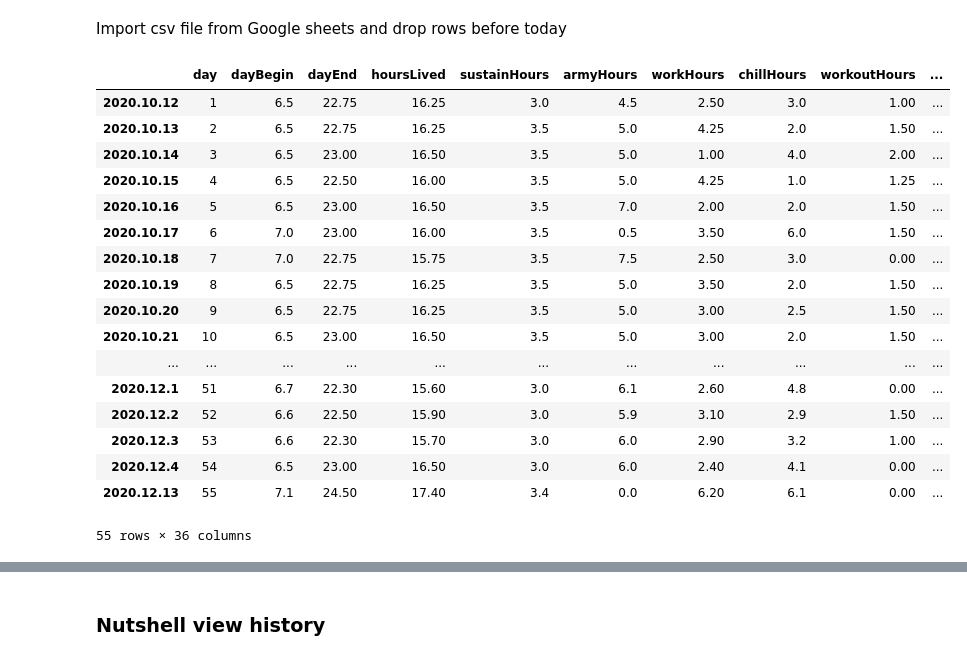
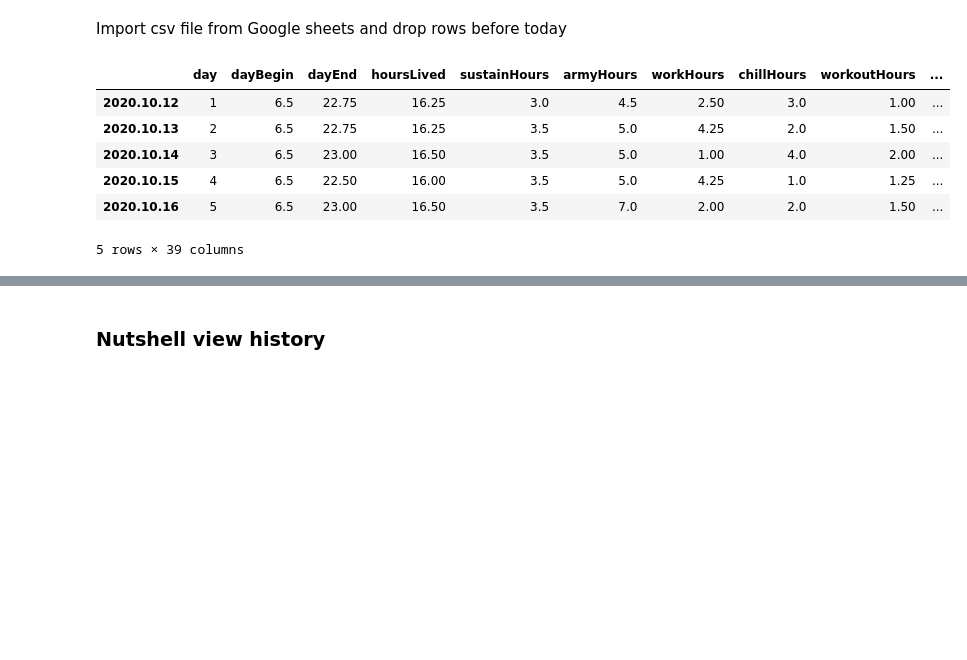
Before and after one commit to anchor14/life-tracker, a Jupyter notebook: data_analysis.ipynb, the cells around one changed output, grey strips where cells are left out. Saved outputs shown, nothing was run; the diff lists cells and outputs as text; code cells hidden in the pictures; blank space fills up the shorter version.

```diff
--- a/data_analysis.ipynb
+++ b/data_analysis.ipynb
@@ -13,26 +13,15 @@ trackData = pd.read_csv("https://docs.google.com/spreadsheets/d/e/2PACX-1vTzosEj
 # %%
 trackData = trackData[trackData['dayBegin'].notna()]
 # %%
-trackData
+trackData.head()
 # %% [output]
 |  | day | dayBegin | dayEnd | hoursLived | sustainHours | armyHours | workHours | chillHours | workoutHours | ... |
 | 2020.10.12 | 1 | 6.5 | 22.75 | 16.25 | 3.0 | 4.5 | 2.50 | 3.0 | 1.00 | ... |
 | 2020.10.13 | 2 | 6.5 | 22.75 | 16.25 | 3.5 | 5.0 | 4.25 | 2.0 | 1.50 | ... |
 | 2020.10.14 | 3 | 6.5 | 23.00 | 16.50 | 3.5 | 5.0 | 1.00 | 4.0 | 2.00 | ... |
 | 2020.10.15 | 4 | 6.5 | 22.50 | 16.00 | 3.5 | 5.0 | 4.25 | 1.0 | 1.25 | ... |
 | 2020.10.16 | 5 | 6.5 | 23.00 | 16.50 | 3.5 | 7.0 | 2.00 | 2.0 | 1.50 | ... |
-| 2020.10.17 | 6 | 7.0 | 23.00 | 16.00 | 3.5 | 0.5 | 3.50 | 6.0 | 1.50 | ... |
-| 2020.10.18 | 7 | 7.0 | 22.75 | 15.75 | 3.5 | 7.5 | 2.50 | 3.0 | 0.00 | ... |
-| 2020.10.19 | 8 | 6.5 | 22.75 | 16.25 | 3.5 | 5.0 | 3.50 | 2.0 | 1.50 | ... |
-| 2020.10.20 | 9 | 6.5 | 22.75 | 16.25 | 3.5 | 5.0 | 3.00 | 2.5 | 1.50 | ... |
-| 2020.10.21 | 10 | 6.5 | 23.00 | 16.50 | 3.5 | 5.0 | 3.00 | 2.0 | 1.50 | ... |
-| ... | ... | ... | ... | ... | ... | ... | ... | ... | ... | ... |
-| 2020.12.1 | 51 | 6.7 | 22.30 | 15.60 | 3.0 | 6.1 | 2.60 | 4.8 | 0.00 | ... |
-| 2020.12.2 | 52 | 6.6 | 22.50 | 15.90 | 3.0 | 5.9 | 3.10 | 2.9 | 1.50 | ... |
-| 2020.12.3 | 53 | 6.6 | 22.30 | 15.70 | 3.0 | 6.0 | 2.90 | 3.2 | 1.00 | ... |
-| 2020.12.4 | 54 | 6.5 | 23.00 | 16.50 | 3.0 | 6.0 | 2.40 | 4.1 | 0.00 | ... |
-| 2020.12.13 | 55 | 7.1 | 24.50 | 17.40 | 3.4 | 0.0 | 6.20 | 6.1 | 0.00 | ... |
-55 rows × 36 columns
+5 rows × 39 columns
 # %%
 trackData.info()
 # %% [output]
```
Also changed, not shown: parts of 14 cells of this notebook.
